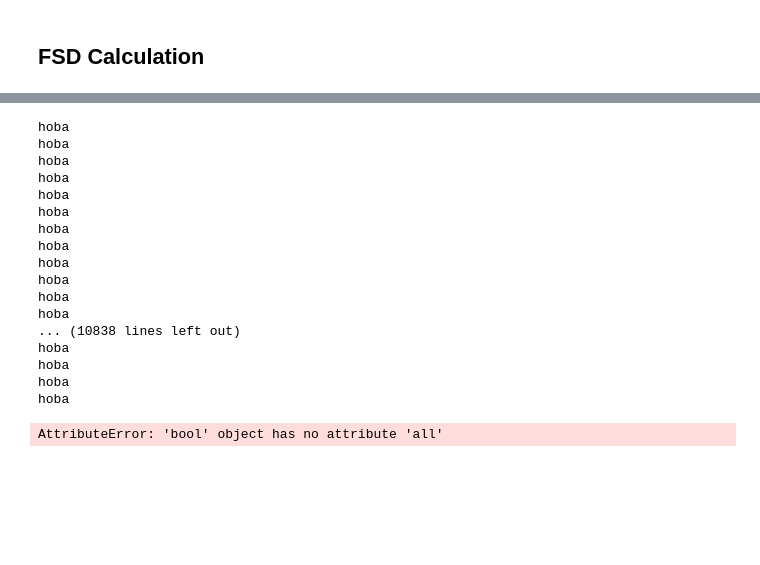
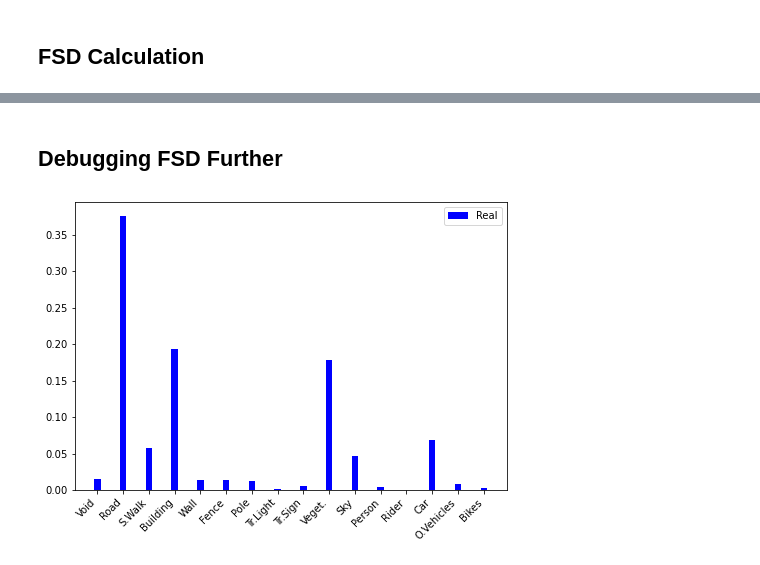
Before and after one commit to joex3999/SemanticStyleGAN, a Jupyter notebook: notebooks/Metrics.ipynb, the cells around one changed output, grey strips where cells are left out. Saved outputs shown, nothing was run; the diff lists cells and outputs as text; code cells hidden in the pictures; blank space fills up the shorter version.

```diff
--- a/notebooks/Metrics.ipynb
+++ b/notebooks/Metrics.ipynb
@@ -257,24 +19,2 @@ set(arr)
-# %%
-for s in image:
-    for g in s :
-        if (g==color_map[1]).all():
-            print("hoba")
-# %% [output]
-hoba
-hoba
-hoba
-hoba
-hoba
-hoba
-hoba
-hoba
-hoba
-hoba
-hoba
-hoba
-... (10838 lines left out)
-hoba
-hoba
-hoba
-hoba
-AttributeError: 'bool' object has no attribute 'all'
+# %% [markdown]
+## Debugging FSD Further
@@ -280,0 +36,30 @@ AttributeError: 'bool' object has no attribute 'all'
+# %%
+def class_dist(mean_values_r,mean_values_g=None,save_loc=None,title=None):
+    fig = plt.figure()
+    x = np.arange(len(mean_values_r))
+    x_labels=["Void","Road","S.Walk","Building","Wall","Fence","Pole","Tr.Light","Tr.Sign","Veget.","Sky",
+    "Person","Rider","Car","O.Vehicles","Bikes"]
+    ax=fig.add_axes([0,0,1,1])
+    ax.bar(x,mean_values_r,color='b',width=0.25)
+    if not mean_values_g is None:
+        ax.bar(x+0.25,mean_values_g,color='g',width=0.25)
+    ax.legend(["Real","Generated"])
+    ax.set_xticks(x)
+    ax.set_xticklabels(x_labels,rotation=45,ha="right")
+    ax.set_title(title)
+
+    if not save_loc is None:
+        fig.savefig(save_loc,bbox_inches="tight")
+# %%
+real_cond = np.load("../real_dataset_cond.npy")
+generated_cond=np.load("../generated_cond.npy")
+
+m1 = np.mean(real_cond, axis=0)
+s1 = np.cov(real_cond, rowvar=False)
+
+m2 = np.mean(generated_cond, axis=0)
+s2 = np.cov(generated_cond, rowvar=False)
+# %%
+class_dist(m1)
+# %% [output]
+[figure, added]
```
Also changed, not shown: parts of 54 cells of this notebook, 7 other files.
